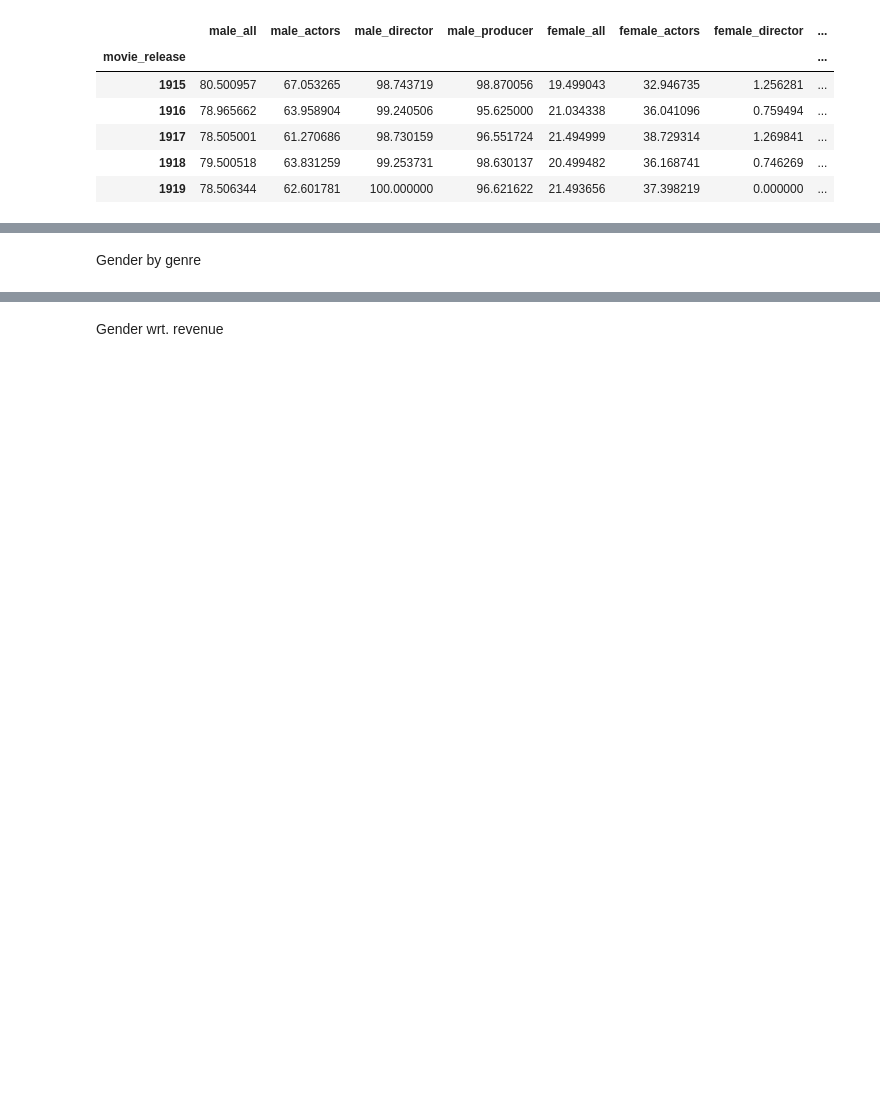
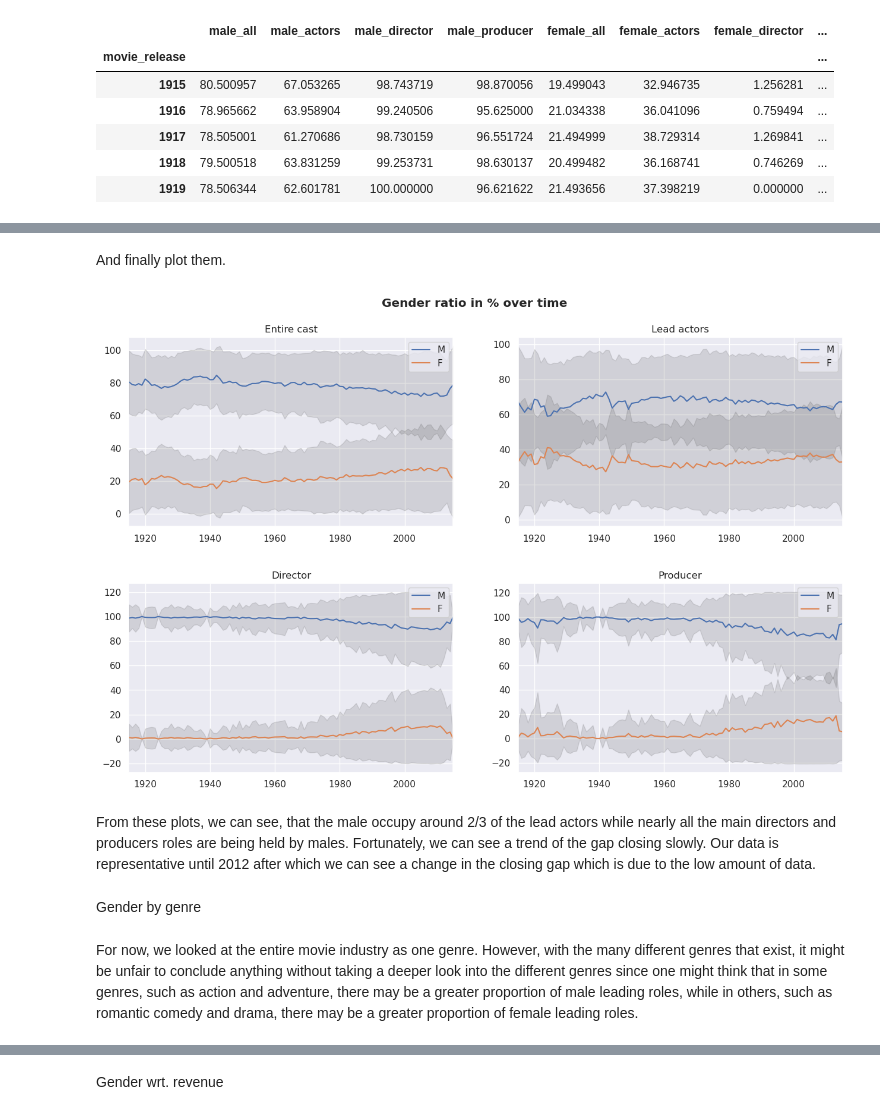
Before and after one commit to epfl-ada/ada-2022-project-imdbmi, a Jupyter notebook: analysis_gender.ipynb, the cells around one changed output, grey strips where cells are left out. Saved outputs shown, nothing was run; the diff lists cells and outputs as text; code cells hidden in the pictures; blank space fills up the shorter version.

```diff
--- a/analysis_gender.ipynb
+++ b/analysis_gender.ipynb
@@ -344,5 +219,47 @@ plotly.offline.plot(fig, filename=os.path.join(PLOTS_PATH, 'gender_ratio.html'))
+# %% [markdown]
+And finally plot them.
+# %%
+fig, axs = plt.subplots(2, 2)
+fig.set_size_inches(15.5, 9.5, forward=True)
+col_pairs = [
+    ['male_all', 'female_all'],
+    ['male_actors', 'female_actors'],
+    ['male_director', 'female_director'],
+    ['male_producer', 'female_producer']
+]
+subplot_titles = [
+    'Entire cast',
+    'Lead actors',
+    'Director',
+    'Producer',
+]
+
+for i in range(2):
+    for j in range(2):
+        axs[i, j].set_title(subplot_titles[2*i+j])
+        df = df_genders_per_year[col_pairs[2*i+j]].copy()
+        axs[i, j].plot(df)
+        axs[i, j].legend("MF")
+        df['lower_male'] = df[col_pairs[2*i+j][0]] - df_stds[col_pairs[2*i+j][0] + '_std']
+        df['upper_male'] = df[col_pairs[2*i+j][0]] + df_stds[col_pairs[2*i+j][0] + '_std']
+        axs[i,j].fill_between(df.index, df['lower_male'], df['upper_male'], color=(0.26, 0.26, 0.26, 0.15))
+
+        df['lower_female'] = df[col_pairs[2*i+j][1]] - df_stds[col_pairs[2*i+j][1] + '_std']
+        df['upper_female'] = df[col_pairs[2*i+j][1]] + df_stds[col_pairs[2*i+j][1] + '_std']
+        axs[i,j].fill_between(df.index, df['lower_female'], df['upper_female'], color=(0.26, 0.26, 0.26, 0.15))
+        axs[i, j].set_xlim([1915, 2015])
+
+plt.subplots_adjust(hspace=0.3)
+fig.suptitle("Gender ratio in % over time", y=0.95, fontweight="bold")
+plt.show()
+# %% [output]
+[figure, added]
+# %% [markdown]
+From these plots, we can see, that the male occupy around 2/3 of the lead actors while nearly all the main directors and producers roles are being held by males. Fortunately, we can see a trend of the gap closing slowly. Our data is representative until 2012 after which we can see a change in the closing gap which is due to the low amount of data.
 # %% [markdown]
 Gender by genre
+# %% [markdown]
+For now, we looked at the entire movie industry as one genre. However, with the many different genres that exist, it might be unfair to conclude anything without taking a deeper look into the different genres since one might think that in some genres, such as action and adventure, there may be a greater proportion of male leading roles, while in others, such as romantic comedy and drama, there may be a greater proportion of female leading roles.
 # %%
 genres = df_genders['movie_genre'].unique()
 print(len(genres))
```
Also changed, not shown: parts of 55 cells of this notebook, 5 other files.
